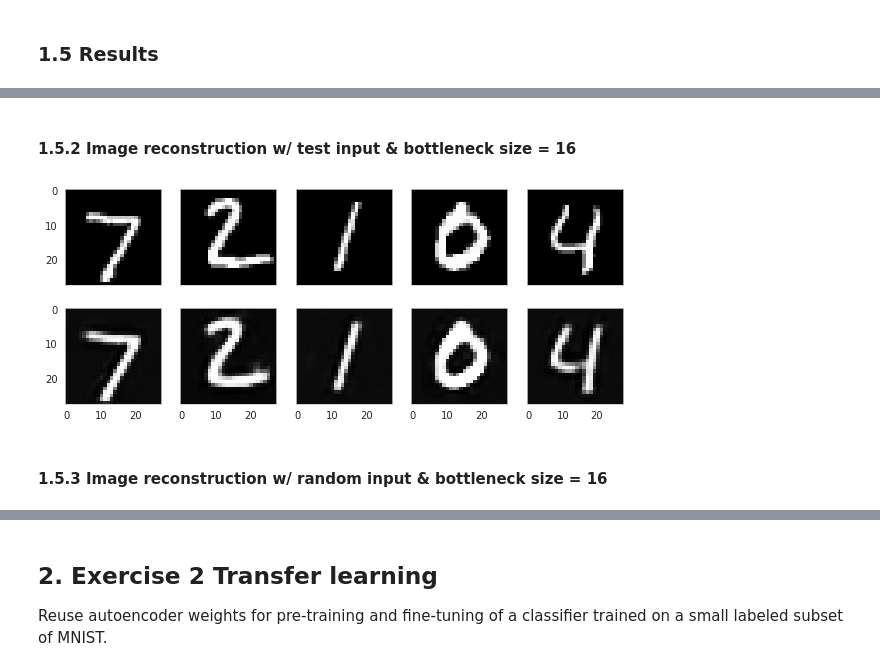
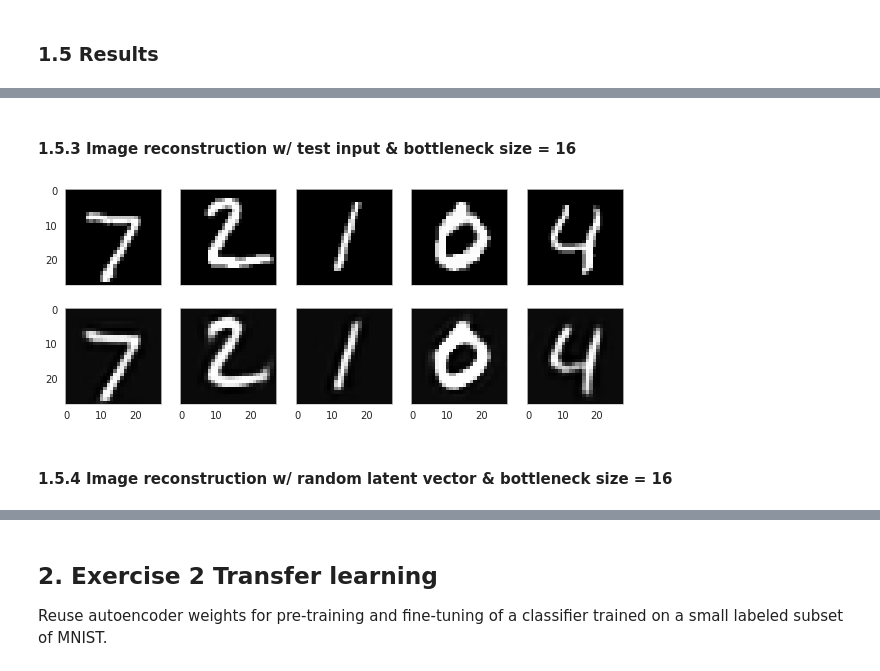
Before and after one commit to alvaroguerin/dlai-2019-projects, a Jupyter notebook: team03/dlai-project-group03.ipynb, the cells around one changed output, grey strips where cells are left out. Saved outputs shown, nothing was run; the diff lists cells and outputs as text; code cells hidden in the pictures.

```diff
--- a/team03/dlai-project-group03.ipynb
+++ b/team03/dlai-project-group03.ipynb
@@ -390,15 +372,23 @@ Avg. mean square error for test dataset:        0.01168
 # %% [markdown]
-#### 1.5.2 Image reconstruction w/ test input & bottleneck size = 16
+#### 1.5.3 Image reconstruction w/ test input & bottleneck size = 16
-# %%
-model = models_cae[16]
-
-inputs, targets = test_iter.next()
-inputs = inputs[:5]
-outputs = model(inputs.to(device))
-outputs = outputs.detach().cpu().numpy()
-
-show_ae_comparison(inputs, outputs)
-# %% [output]
-[figure, removed]
+# %%
+num_images = 5
+bottleneck_size = 16
+model = models_cae[bottleneck_size]
+
+inputs, targets = test_iter.next()
+inputs = inputs[:num_images]
+outputs = model(inputs.to(device))
+outputs = outputs.detach().cpu().numpy()
+
+fig, axes = plt.subplots(nrows=2, ncols=num_images,
+                          sharex=True, sharey=True, figsize=(10,4))
+for i in range(num_images):
+    axes[0][i].imshow(np.squeeze(inputs[i]), cmap='gray')
+    axes[1][i].imshow(np.squeeze(outputs[i]), cmap='gray')
+
+fig.show()
+# %% [output]
+[figure, added]
 # %% [markdown]
-#### 1.5.3 Image reconstruction w/ random input & bottleneck size = 16
+#### 1.5.4 Image reconstruction w/ random latent vector & bottleneck size = 16
```
Also changed, not shown: parts of 46 cells of this notebook.
